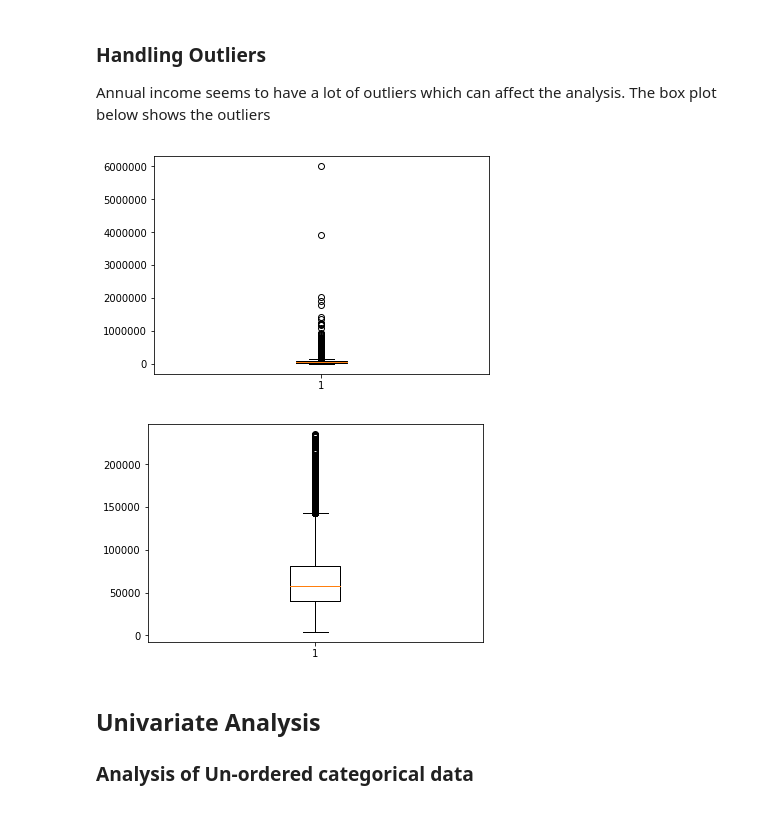
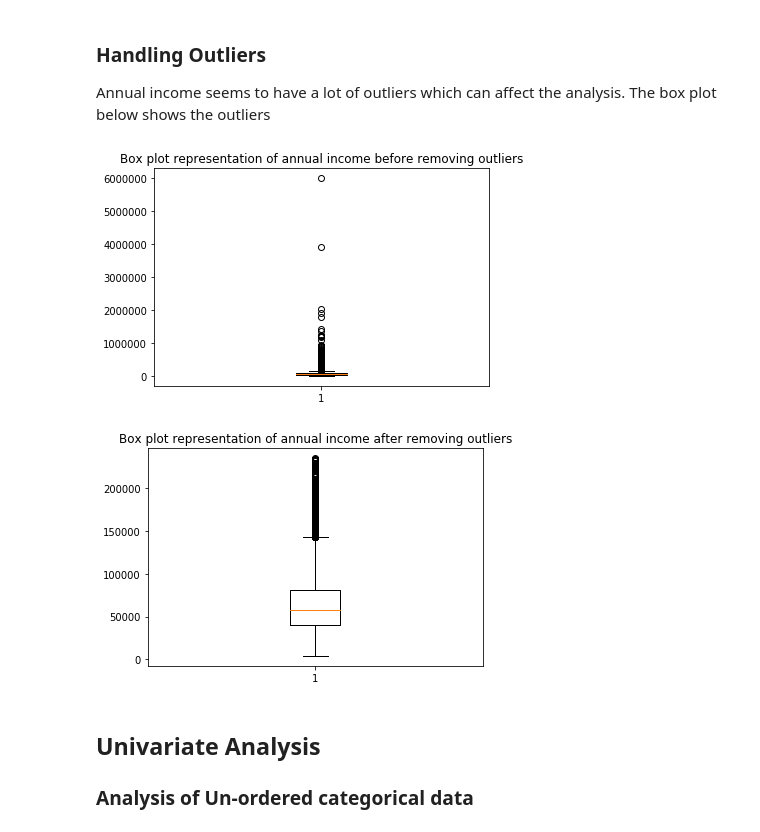
Before and after one commit to RakshithaBS/LendingClubCaseStudy, a Jupyter notebook: RakshithaBS.ipynb, the cells around one changed output. Saved outputs shown, nothing was run; the diff lists cells and outputs as text; code cells hidden in the pictures.

```diff
--- a/RakshithaBS.ipynb
+++ b/RakshithaBS.ipynb
@@ -143,18 +143,21 @@ df['int_rate']=df['int_rate'].apply(lambda x: float(x[:-1]))
 Annual income seems to have a lot of outliers which can affect the analysis. The box plot below shows the outliers
 # %%
 plt.boxplot(df['annual_inc'])
+plt.title("Box plot representation of annual income before removing outliers")
 plt.show()
 # %% [output]
-[figure, old version]
+[figure, new version]
 # %%
 ## removing values beyond 99 percentile
 df1=df[df['annual_inc']<=np.percentile(df['annual_inc'],99)]
 # %%
 #after removing outliers
 plt.boxplot(df1['annual_inc'])
+plt.title("Box plot representation of annual income after removing outliers")
+
 plt.show()
 # %% [output]
-[figure, old version]
+[figure, new version]
 # %% [markdown]
 ## Univariate Analysis
 
```
Also changed, not shown: parts of 6 cells of this notebook.
